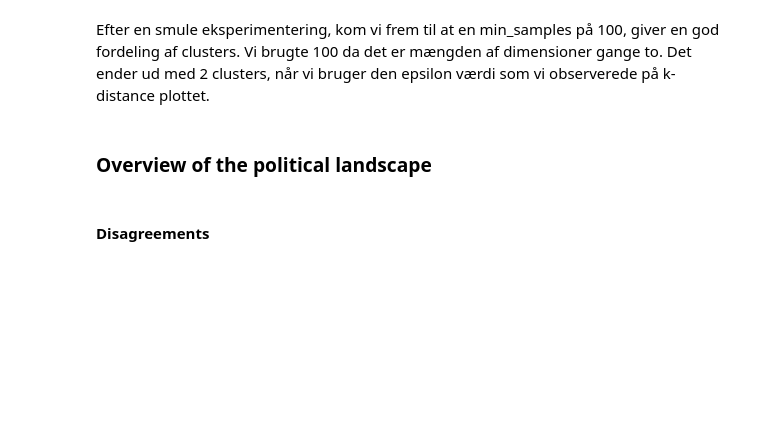
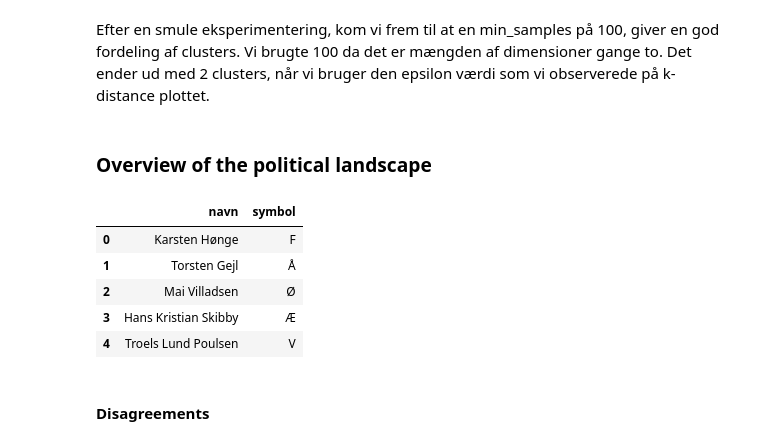
Before and after one commit to ReinhardtR/MAL1-assignment-5, a Jupyter notebook: Candidate_Test_2022_II.ipynb, the cells around one changed output. Drawn from its saved outputs; the diff is of its cells as text; code cells hidden in the pictures; blank space fills up the shorter version.

```diff
--- a/Candidate_Test_2022_II.ipynb
+++ b/Candidate_Test_2022_II.ipynb
@@ -425,6 +425,18 @@ plt.show()
 Efter en smule eksperimentering, kom vi frem til at en min_samples på 100, giver en god fordeling af clusters. Vi brugte 100 da det er mængden af dimensioner gange to. Det ender ud med 2 clusters, når vi bruger den epsilon værdi som vi observerede på k-distance plottet.
 # %% [markdown]
 ### Overview of the political landscape
+# %%
+elected_data = pd.read_excel('electeddata.xlsx')
+elected_data.drop(columns=['storkreds', 'alder'], inplace=True)
+elected_data["symbol"] = elected_data["parti"].map(partisymboler)
+elected_data.drop(columns=['parti'], inplace=True)
+# %% [output]
+|  | navn | symbol |
+| 0 | Karsten Hønge | F |
+| 1 | Torsten Gejl | Å |
+| 2 | Mai Villadsen | Ø |
+| 3 | Hans Kristian Skibby | Æ |
+| 4 | Troels Lund Poulsen | V |
 # %% [markdown]
 #### Disagreements
 # %%
```
Also changed, not shown: parts of 5 cells of this notebook, 1 other file.
